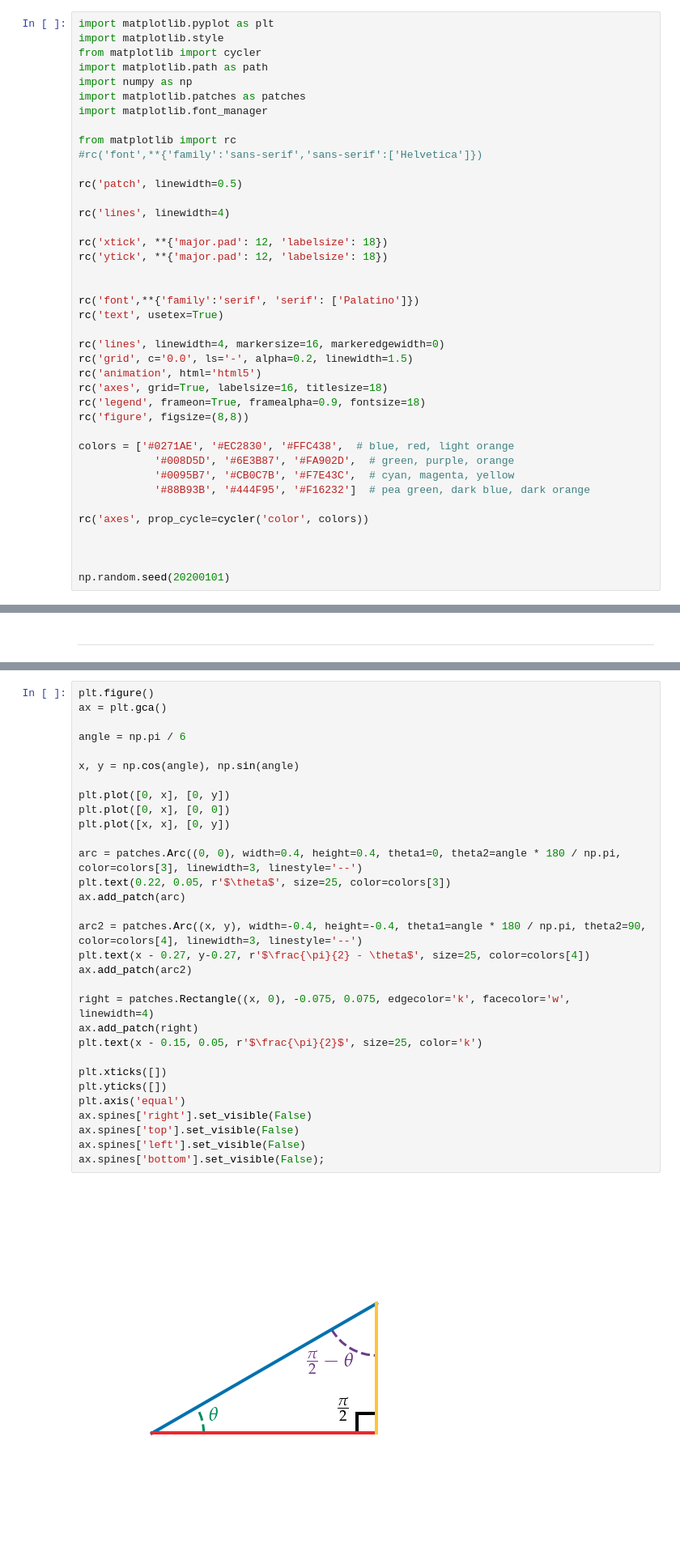
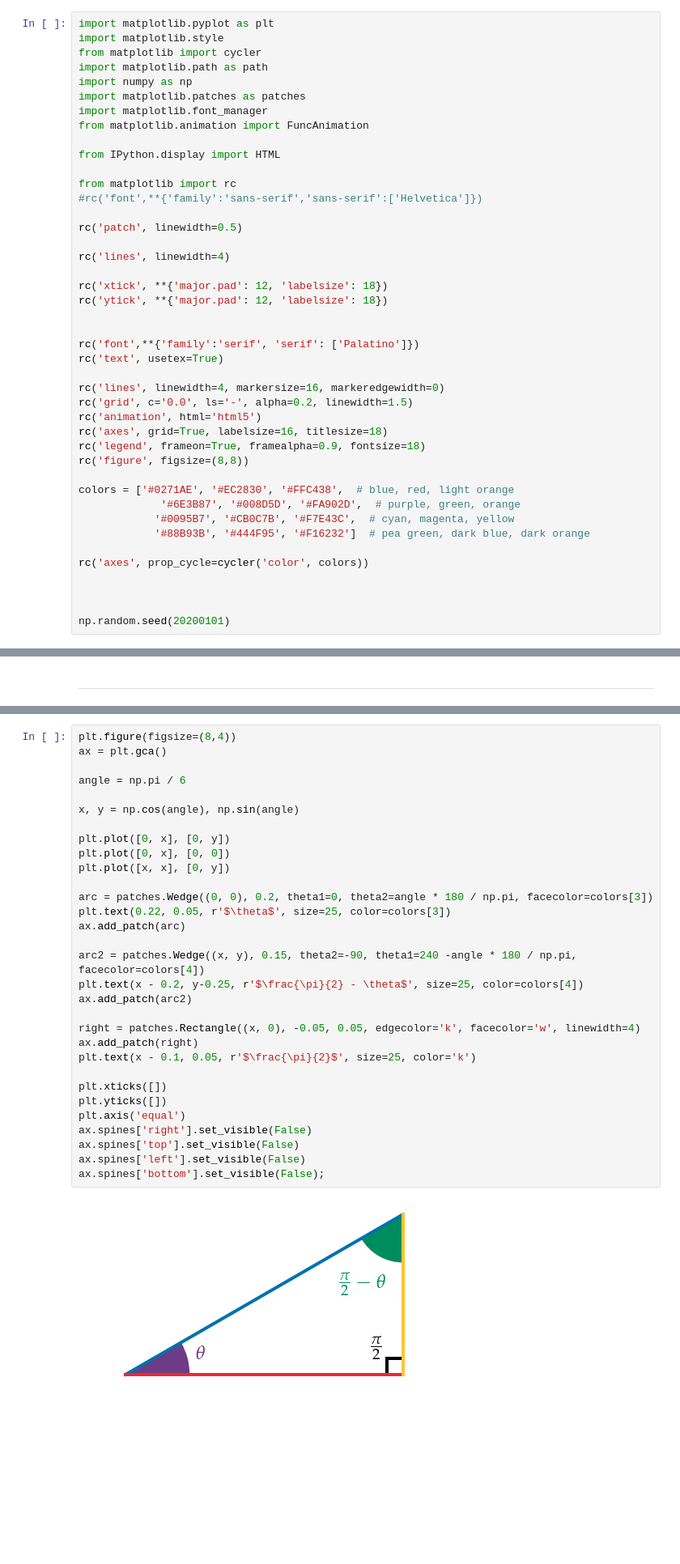
Before and after one commit to bmcfee/dstbook, a Jupyter notebook: content/ch01/Waves.ipynb, the cells around one changed output, grey strips where cells are left out. Shown at 81% size. Drawn from its saved outputs; the diff is of its cells as text; blank space fills up the shorter version.

Commit message:
Sweet animations

```diff
--- a/content/ch01/Waves.ipynb
+++ b/content/ch01/Waves.ipynb
@@ -47,6 +47,9 @@ import matplotlib.path as path
 import numpy as np
 import matplotlib.patches as patches
 import matplotlib.font_manager
+from matplotlib.animation import FuncAnimation
+
+from IPython.display import HTML
 
 from matplotlib import rc
 #rc('font',**{'family':'sans-serif','sans-serif':['Helvetica']})
@@ -70,7 +73,7 @@ rc('legend', frameon=True, framealpha=0.9, fontsize=18)
 rc('figure', figsize=(8,8))
 
 colors = ['#0271AE', '#EC2830', '#FFC438',  # blue, red, light orange
-            '#008D5D', '#6E3B87', '#FA902D',  # green, purple, orange
+             '#6E3B87', '#008D5D', '#FA902D',  # purple, green, orange
             '#0095B7', '#CB0C7B', '#F7E43C',  # cyan, magenta, yellow
             '#88B93B', '#444F95', '#F16232']  # pea green, dark blue, dark orange
 
@@ -443,38 +535,38 @@ Finally, the cosine of one angle is the sine of the other (and vice versa).
 In the example below, $\cos(\theta)$ is the ratio of the adjacent side (in red) to the hypotenuse (in blue), which is also the sine of the opposing angle.
 Simialrly, $\sin(\theta)$ is the ratio of the opposite side (in yellow) to the hypotenuse (in blue), which is the cosine of the opposing angle $\pi/2 - \theta$.
 # %%
-plt.figure()
+plt.figure(figsize=(8,4))
 ax = plt.gca()
 
 angle = np.pi / 6
 
 x, y = np.cos(angle), np.sin(angle)
 
 plt.plot([0, x], [0, y])
 plt.plot([0, x], [0, 0])
 plt.plot([x, x], [0, y])
 
-arc = patches.Arc((0, 0), width=0.4, height=0.4, theta1=0, theta2=angle * 180 / np.pi, color=colors[3], linewidth=3, linestyle='--')
+arc = patches.Wedge((0, 0), 0.2, theta1=0, theta2=angle * 180 / np.pi, facecolor=colors[3])
 plt.text(0.22, 0.05, r'$\theta$', size=25, color=colors[3])
 ax.add_patch(arc)
 
-arc2 = patches.Arc((x, y), width=-0.4, height=-0.4, theta1=angle * 180 / np.pi, theta2=90, color=colors[4], linewidth=3, linestyle='--')
-plt.text(x - 0.27, y-0.27, r'$\frac{\pi}{2} - \theta$', size=25, color=colors[4])
+arc2 = patches.Wedge((x, y), 0.15, theta2=-90, theta1=240 -angle * 180 / np.pi, facecolor=colors[4])
+plt.text(x - 0.2, y-0.25, r'$\frac{\pi}{2} - \theta$', size=25, color=colors[4])
 ax.add_patch(arc2)
 
-right = patches.Rectangle((x, 0), -0.075, 0.075, edgecolor='k', facecolor='w', linewidth=4)
+right = patches.Rectangle((x, 0), -0.05, 0.05, edgecolor='k', facecolor='w', linewidth=4)
 ax.add_patch(right)
-plt.text(x - 0.15, 0.05, r'$\frac{\pi}{2}$', size=25, color='k')
+plt.text(x - 0.1, 0.05, r'$\frac{\pi}{2}$', size=25, color='k')
 
 plt.xticks([])
 plt.yticks([])
 plt.axis('equal')
 ax.spines['right'].set_visible(False)
 ax.spines['top'].set_visible(False)
 ax.spines['left'].set_visible(False)
 ax.spines['bottom'].set_visible(False);
 # %% [output]
-[figure, old version]
+[figure, new version]
 # %% [markdown]
 ### Averaging over time
 
```
Also changed, not shown: parts of 9 cells of this notebook.
